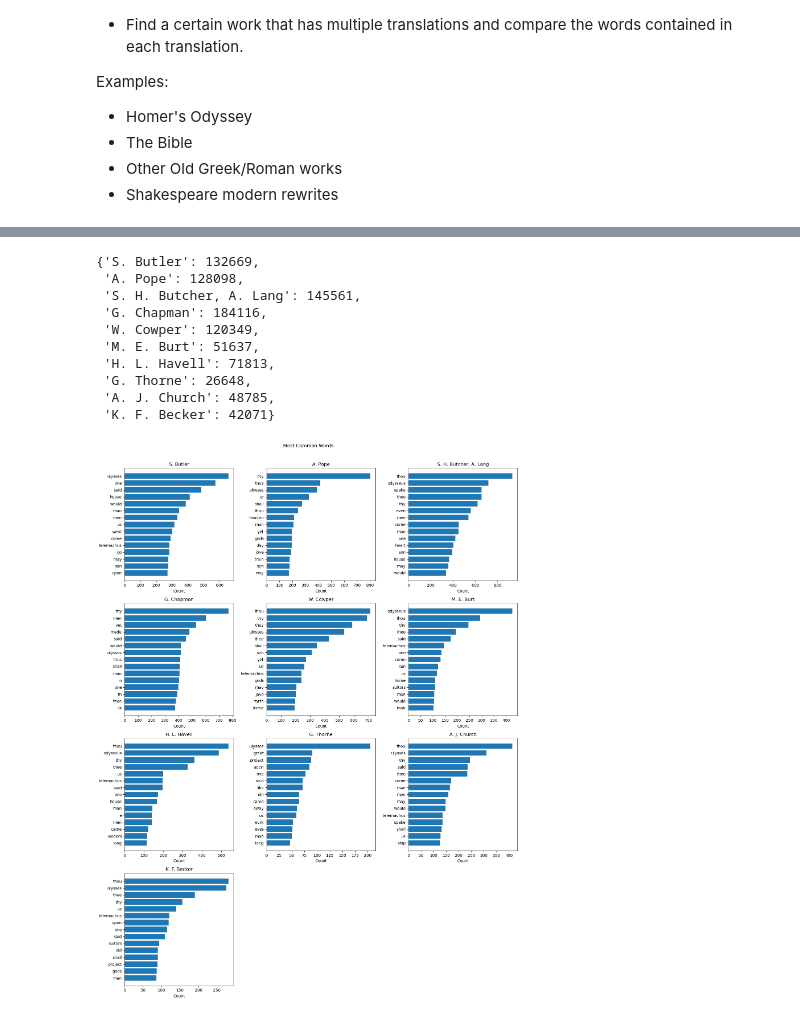
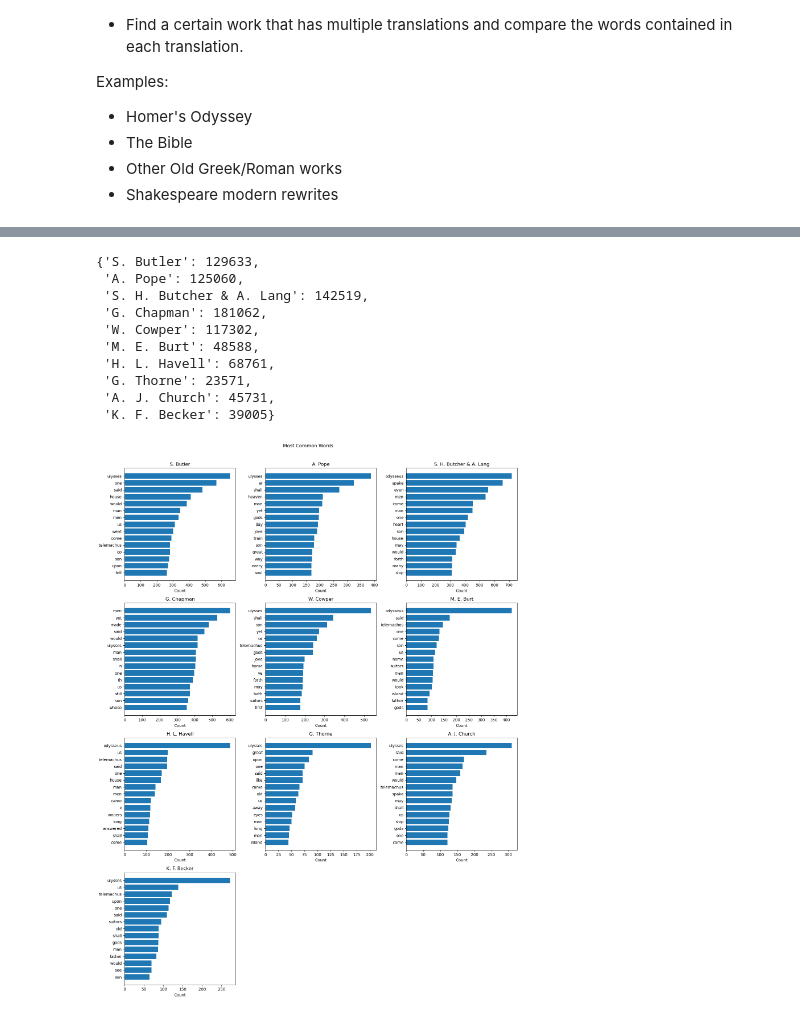
Before and after one commit to Cliddell23/MiniProject1, a Jupyter notebook: cliddel2.ipynb, the cells around one changed output, grey strips where cells are left out. Saved outputs shown, nothing was run; the diff lists cells and outputs as text; code cells hidden in the pictures.

```diff
--- a/cliddel2.ipynb
+++ b/cliddel2.ipynb
@@ -19,7 +60,7 @@ from bs4 import BeautifulSoup
 book_urls = {
     "S. Butler": "https://www.gutenberg.org/cache/epub/1727/pg1727.txt",
     "A. Pope": "https://www.gutenberg.org/cache/epub/3160/pg3160.txt",
-    "S. H. Butcher, A. Lang": "https://www.gutenberg.org/cache/epub/1728/pg1728.txt",
+    "S. H. Butcher & A. Lang": "https://www.gutenberg.org/cache/epub/1728/pg1728.txt",
     "G. Chapman": "https://www.gutenberg.org/cache/epub/48895/pg48895.txt",
     "W. Cowper": "https://www.gutenberg.org/cache/epub/24269/pg24269.txt",
     "M. E. Burt": "https://www.gutenberg.org/cache/epub/24856/pg24856.txt",
@@ -36,8 +77,10 @@ def get_word_count(url):
     response = requests.get(url, timeout=30)
     response.raise_for_status()
 
+    text = response.text.split("*** START OF THE PROJECT GUTENBERG EBOOK", 1)[1]
+    text = text.split("*** END OF THE PROJECT GUTENBERG EBOOK", 1)[0]
     # BeautifulSoup also works when Gutenberg returns plain text rather than HTML.
-    text = BeautifulSoup(response.text, "html.parser").get_text(" ")
+    text = BeautifulSoup(text, "html.parser").get_text(" ")
     words = re.findall(r"[A-Za-z]+(?:['-][A-Za-z]+)*", text.lower())
     return len(words)
 
@@ -50,16 +93,16 @@ word_counts = {
 
 word_counts
 # %% [output]
-{'S. Butler': 132669,
- 'A. Pope': 128098,
- 'S. H. Butcher, A. Lang': 145561,
- 'G. Chapman': 184116,
- 'W. Cowper': 120349,
- 'M. E. Burt': 51637,
- 'H. L. Havell': 71813,
- 'G. Thorne': 26648,
- 'A. J. Church': 48785,
- 'K. F. Becker': 42071}
+{'S. Butler': 129633,
+ 'A. Pope': 125060,
+ 'S. H. Butcher & A. Lang': 142519,
+ 'G. Chapman': 181062,
+ 'W. Cowper': 117302,
+ 'M. E. Burt': 48588,
+ 'H. L. Havell': 68761,
+ 'G. Thorne': 23571,
+ 'A. J. Church': 45731,
+ 'K. F. Becker': 39005}
 # %%
 from collections import Counter
 import math
@@ -73,13 +116,15 @@ except LookupError:
     nltk.download("stopwords", quiet=True)
     stop_words = set(stopwords.words("english"))
 
-stop_words.add("gutenberg")
+stop_words.update({"thy", "thou", "thee", "thus"})
 
 
 def get_word_frequencies(url):
     response = requests.get(url, timeout=30)
     response.raise_for_status()
-    text = BeautifulSoup(response.text, "html.parser").get_text(" ")
+    text = response.text.split("*** START OF THE PROJECT GUTENBERG EBOOK", 1)[1]
+    text = text.split("*** END OF THE PROJECT GUTENBERG EBOOK", 1)[0]
+    text = BeautifulSoup(text, "html.parser").get_text(" ")
     words = re.findall(r"[A-Za-z]+(?:['-][A-Za-z]+)*", text.lower())
     return Counter(word for word in words if word not in stop_words)
 
@@ -89,32 +134,32 @@ book_frequencies = {
     for title, url in book_urls.items()
     if url.strip()
 }
 
 columns = 3
 rows = math.ceil(len(book_frequencies) / columns)
 fig, axes = plt.subplots(
     rows,
     columns,
     figsize=(15, 5 * rows),
     squeeze=False,
 )
 axes = axes.flatten()
 
 for axis, (title, frequencies) in zip(axes, book_frequencies.items()):
     most_common = frequencies.most_common(15)[::-1]
     words = [word for word, count in most_common]
     counts = [count for word, count in most_common]
     axis.barh(words, counts)
     axis.set_title(title)
     axis.set_xlabel("Count")
 
 # Hide empty subplot slots when the number of books is not a multiple of three.
 for axis in axes[len(book_frequencies):]:
     axis.set_visible(False)
 
 fig.suptitle("Most Common Words")
 fig.tight_layout(rect=(0, 0, 1, 0.97))
 plt.show()
 # %% [output]
-[figure, old version]
+[figure, new version]
 # %%
```
Also changed, not shown: parts of 4 cells of this notebook.
